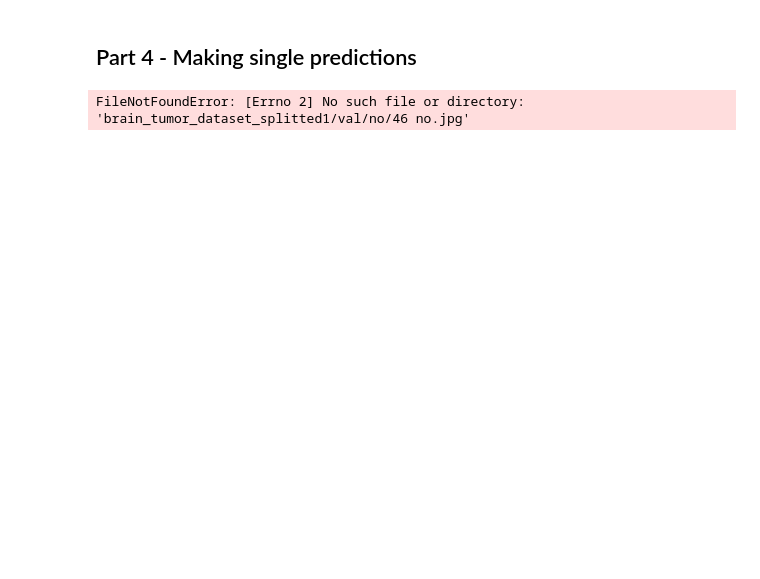
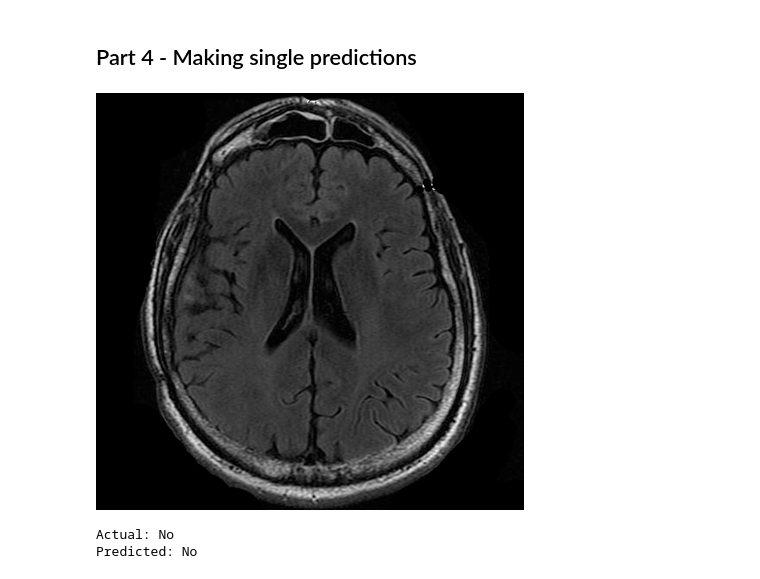
Before and after one commit to NoaAizer/Brain-Tumor-MRI-Classification, a Jupyter notebook: Final_Project_Brain_Tumor_Classifier.ipynb, the cells around one changed output. Drawn from its saved outputs; the diff is of its cells as text; code cells hidden in the pictures; blank space fills up the shorter version.

```diff
--- a/Final_Project_Brain_Tumor_Classifier.ipynb
+++ b/Final_Project_Brain_Tumor_Classifier.ipynb
@@ -623,23 +647,20 @@ plot_metrics(history)
 # %% [markdown]
 ## Part 4 - Making single predictions
 # %%
-import numpy as np
-from tensorflow.keras.preprocessing import image
-
-
-from IPython.display import display, Image
-display(Image(filename='brain_tumor_dataset_splitted1/val/no/46 no.jpg'))
-test_image = image.load_img('brain_tumor_dataset_splitted1/val/no/46 no.jpg', target_size = (64, 64))
+display(Image(filename='./data/brain_tumor_dataset_split/val/no/7 no.jpg'))
+test_image = image.load_img('./data/brain_tumor_dataset_split/val/no/46 no.jpg', target_size = (IMG_SIZE, IMG_SIZE))
 test_image = image.img_to_array(test_image)
 test_image = np.expand_dims(test_image, axis = 0)
 result = cnn.predict(test_image)
 if result[0][0] == 1:
     prediction = 'Yes'
 else:
     prediction = 'No'
 
 print("Actual: No")
 print("Predicted:", prediction)
 # %% [output]
+[figure, added]
-FileNotFoundError: [Errno 2] No such file or directory: 'brain_tumor_dataset_splitted1/val/no/46 no.jpg'
+Actual: No
+Predicted: No
 # %%
```
Also changed, not shown: parts of 33 cells of this notebook.
